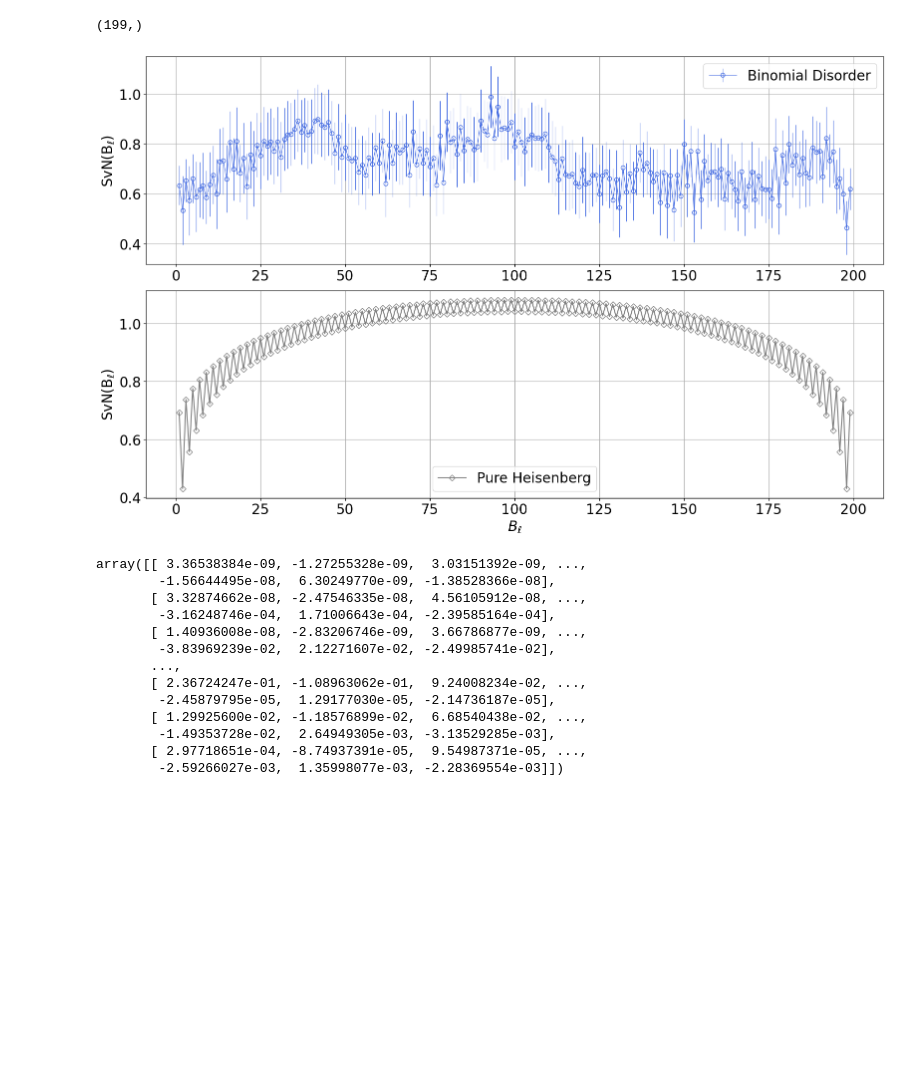
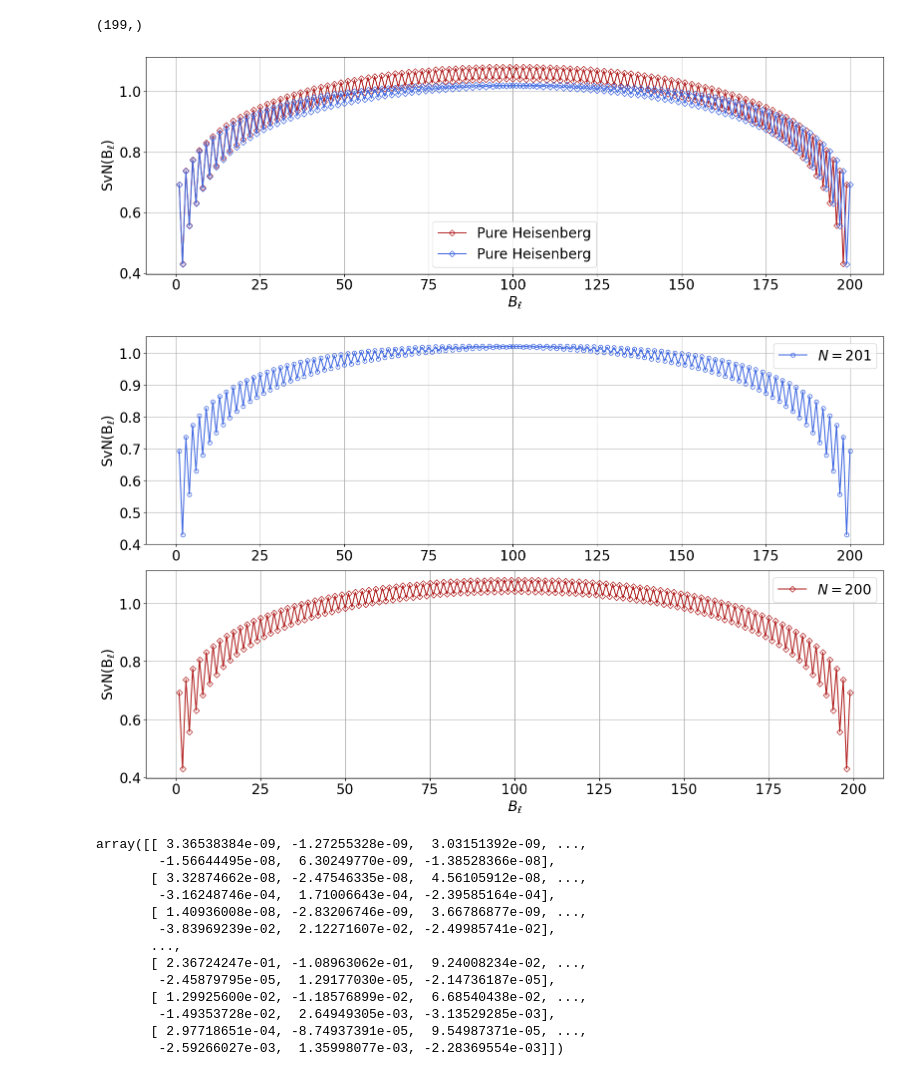
Before and after one commit to xiaobo-23/TimeEvolution, a Jupyter notebook: Spectrum_Update.ipynb, the cells around one changed output. Drawn from its saved outputs; the diff is of its cells as text; code cells hidden in the pictures; blank space fills up the shorter version.

Commit message:
Adding next-neareast neighbor interaction without disorder to extrapolate central charge etc.

```diff
--- a/Spectrum_Update.ipynb
+++ b/Spectrum_Update.ipynb
@@ -71,42 +59,77 @@ SvN_std.shape
 # %% [output]
 (199,)
 # %%
-SvN0 = data_extrapolation("data/heisenberg_uniform_disorder_v0.h5", "SvN")
+SvN0 = data_extrapolation("src/disorder/data/heisenberg_uniform_disorder_v0.h5", "SvN")
+SvN0_odd = data_extrapolation("src/disorder/data/heisenberg_binomial_disorder_N201_v23.h5", "SvN")
 # %%
 '''
     Analyze the sample average and standard error of disorder realization
 '''
 
 fig = plt.figure(figsize = (16, 16 * goldenRatio), tight_layout = True)
 spec = gridspec.GridSpec(nrows = 2, ncols = 1, figure = fig)
 
-ax = fig.add_subplot(spec[0, 0])
-# for index in range(Nsamples):
-#     if index % 25 == 0:
-#         ax.plot(np.arange(1, Nsites), SvN[index, :], color = colors[index + 10], linewidth = 0.8, \
-#                 marker = "o", markersize = 6, markeredgewidth = 1, markerfacecolor = "none", label = r"Iteration #" + str(index + 1))
-ax.errorbar(np.arange(1, Nsites), SvN_mean, yerr = SvN_std, color = "royalblue", linewidth = 0.8, \
-        marker = "o", markersize = 6, markeredgewidth = 1, markerfacecolor = "none", label = r"Binomial Disorder")
+# ax = fig.add_subplot(spec[0, 0])
+# # for index in range(Nsamples):
+# #     if index % 25 == 0:
+# #         ax.plot(np.arange(1, Nsites), SvN[index, :], color = colors[index + 10], linewidth = 0.8, \
+# #                 marker = "o", markersize = 6, markeredgewidth = 1, markerfacecolor = "none", label = r"Iteration #" + str(index + 1))
+# ax.errorbar(np.arange(1, Nsites), SvN_mean, yerr = SvN_std, color = "royalblue", linewidth = 0.8, \
+#         marker = "o", markersize = 6, markeredgewidth = 1, markerfacecolor = "none", label = r"Binomial Disorder")
 
-ax.set_ylabel(r"$\rm SvN(B_{\ell})$", fontsize = 20)
-ax.tick_params(axis = "both", which = "major", labelsize = 20)
-ax.legend(frameon = True, fontsize = 20, ncol = 1)
-ax.grid()
+# ax.set_ylabel(r"$\rm SvN(B_{\ell})$", fontsize = 20)
+# ax.tick_params(axis = "both", which = "major", labelsize = 20)
+# ax.legend(frameon = True, fontsize = 20, ncol = 1)
+# ax.grid()
 
 
 ax = fig.add_subplot(spec[1, 0])
-ax.plot(np.arange(1, Nsites), SvN0, color = "gray", \
+ax.plot(np.arange(1, Nsites), SvN0, color = "firebrick", \
+        marker = "D", markersize = 6, markeredgewidth = 1, markerfacecolor = "none", label = r"Pure Heisenberg")
+ax.plot(np.arange(1, Nsites + 1), SvN0_odd, color = "royalblue", \
         marker = "D", markersize = 6, markeredgewidth = 1, markerfacecolor = "none", label = r"Pure Heisenberg")
 
 ax.set_xlabel(r"$B_{\ell}$", fontsize = 20)
 ax.set_ylabel(r"$\rm SvN(B_{\ell})$", fontsize = 20)
 ax.tick_params(axis = "both", which = "major", labelsize = 20)
 ax.legend(frameon = True, fontsize = 20, ncol = 1)
 ax.grid()
 
-plt.savefig("figures/Binomial_disorder_N200_SvN.pdf")
+# plt.savefig("figures/Binomial_disorder_N200_SvN.pdf")
 # %% [output]
-[figure, old version]
+[figure, new version]
+# %%
+'''
+    Analyze the sample average and standard error of disorder realization
+'''
+
+fig = plt.figure(figsize = (16, 16 * goldenRatio), tight_layout = True)
+spec = gridspec.GridSpec(nrows = 2, ncols = 1, figure = fig)
+
+ax = fig.add_subplot(spec[0, 0])
+ax.plot(np.arange(1, Nsites + 1), SvN0_odd, color = "royalblue", \
+        marker = "o", markersize = 6, markeredgewidth = 1, markerfacecolor = "none", label = r"$N = 201$")
+
+ax.set_ylabel(r"$\rm SvN(B_{\ell})$", fontsize = 20)
+ax.tick_params(axis = "both", which = "major", labelsize = 20)
+ax.legend(frameon = True, fontsize = 20, ncol = 1)
+ax.grid()
+
+
+ax = fig.add_subplot(spec[1, 0])
+ax.plot(np.arange(1, Nsites), SvN0, color = "firebrick", \
+        marker = "D", markersize = 6, markeredgewidth = 1, markerfacecolor = "none", label = r"$N = 200$")
+
+
+ax.set_xlabel(r"$B_{\ell}$", fontsize = 20)
+ax.set_ylabel(r"$\rm SvN(B_{\ell})$", fontsize = 20)
+ax.tick_params(axis = "both", which = "major", labelsize = 20)
+ax.legend(frameon = True, fontsize = 20, ncol = 1)
+ax.grid()
+
+# plt.savefig("figures/Binomial_disorder_N200_SvN.pdf")
+# %% [output]
+[figure, added]
 # %%
 Sz0 = data_extrapolation("data/heisenberg_uniform_disorder_v0.h5", "Sz T=0")
 # %%
```
Also changed, not shown: parts of 1 cell of this notebook, 2 other files.
